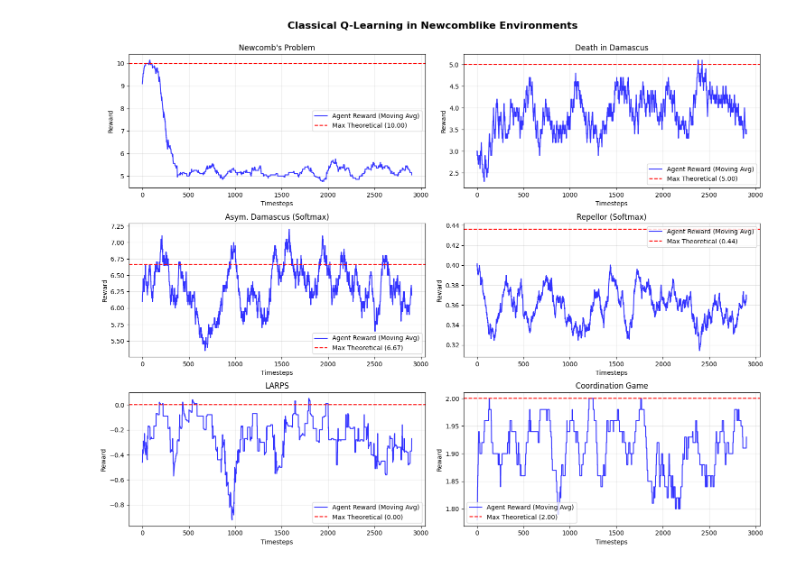
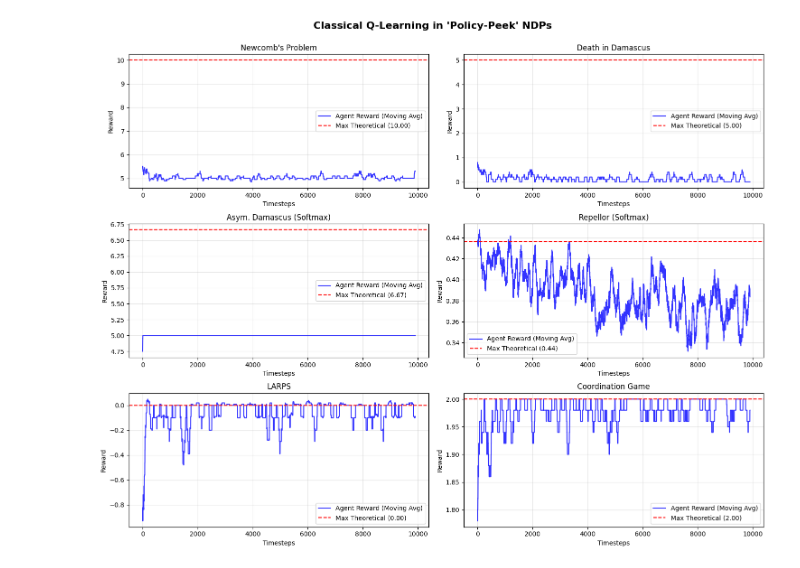
Before and after one commit to emparu/IBRL, a Jupyter notebook: newcomblikeqlearning.ipynb, the cells around one changed output. Drawn from its saved outputs; the diff is of its cells as text; code cells hidden in the pictures.

```diff
--- a/newcomblikeqlearning.ipynb
+++ b/newcomblikeqlearning.ipynb
@@ -6,33 +6,29 @@ from gymnasium import spaces
 import matplotlib.pyplot as plt
 
 # =====================================================================
-# 1. THE BASE NDP ENVIRONMENT
+# 1. THE BASE NDP ENVIRONMENT (POLICY PEEK)
 # =====================================================================
 class NewcomblikeEnv(gym.Env):
-    def __init__(self, num_actions, alpha_pi=0.05):
+    """
+    Pure Newcomblike Decision Process (NDP).
+    The environment is stateless and perfectly reads the agent's policy (pi).
+    """
+    def __init__(self, num_actions):
         super().__init__()
         self.action_space = spaces.Discrete(num_actions)
         self.observation_space = spaces.Discrete(1)
-        self.alpha_pi = alpha_pi
-        self.pi_estimate = np.ones(num_actions) / num_actions
 
     def reset(self, seed=None, options=None):
         super().reset(seed=seed)
-        self.pi_estimate = np.ones(self.action_space.n) / self.action_space.n
         return 0, {}
 
-    def step(self, action):
-        action_vec = np.zeros(self.action_space.n)
-        action_vec[action] = 1.0
-        self.pi_estimate = (1 - self.alpha_pi) * self.pi_estimate + self.alpha_pi * action_vec
-
-        reward = self.sample_reward(action, self.pi_estimate)
-        return 0, reward, False, False, {"pi_estimate": self.pi_estimate.copy()}
+    # NOTE: Signature modified from standard Gym to accept pi directly
+    def step(self, action, pi):
+        # The environment uses the exact pi array provided by the agent
+        reward = self.sample_reward(action, pi)
+        return 0, reward, False, False, {"pi_peeked": pi}
 
     def sample_reward(self, action, pi):
-        raise NotImplementedError
-
-    def expected_reward(self, action, pi):
         raise NotImplementedError
 
 
@@ -43,6 +39,7 @@ class NewcombsProblemEnv(NewcomblikeEnv):
     """Max Expected Reward: 10.0 (One-Boxing)"""
     def __init__(self): super().__init__(2)
     def sample_reward(self, action, pi):
+        # Omega predicts One-Boxing with exactly the probability the agent intends
         predicted_one_box = self.np_random.random() < pi[0]
         if action == 0: return 10.0 if predicted_one_box else 0.0
         else:           return 15.0 if predicted_one_box else 5.0
@@ -69,7 +66,8 @@ class LARPSEnv(NewcomblikeEnv):
         super().__init__(3)
         self.payoffs = np.array([[0, -10, 1], [1, 0, -10], [-10, 1, 0]])
     def sample_reward(self, action, pi):
-        opponent_action = self.np_random.choice(3, p=pi/np.sum(pi))
+        # Opponent plays a mixed strategy exactly matching the agent's pi
+        opponent_action = self.np_random.choice(3, p=pi)
         return float(self.payoffs[action, opponent_action])
 
 class CoordinationEnv(NewcomblikeEnv):
@@ -78,17 +76,17 @@ class CoordinationEnv(NewcomblikeEnv):
         super().__init__(2)
         self.payoffs = np.array([[2, 0], [0, 1]])
     def sample_reward(self, action, pi):
-        opponent_action = self.np_random.choice(2, p=pi/np.sum(pi))
+        opponent_action = self.np_random.choice(2, p=pi)
         return float(self.payoffs[action, opponent_action])
 
 class RepellorEnv(NewcomblikeEnv):
     """Max Expected Reward: ~0.436 (Mixing 1/3, 1/3, 1/3)"""
     def __init__(self): super().__init__(3)
     def sample_reward(self, action, pi):
-        # E[R(a_i, pi)] = pi(a_{i+1}) + 532 * pi(a_i) * [all pi >= 0.25] * Prod(pi - 0.25)
         next_action = (action + 1) % 3
         term1 = pi[next_action]
 
+        # Repellor penalty term (pushes agent away from 1/3, 1/3, 1/3)
         if all(p >= 0.25 for p in pi):
             prod_term = math.prod(p - 0.25 for p in pi)
             term2 = 4 * 133 * pi[action] * prod_term
@@ -96,12 +94,11 @@ class RepellorEnv(NewcomblikeEnv):
             term2 = 0.0
 
         expected_r = term1 + term2
-        # Return expected reward + some noise (the paper notes rewards are stochastic)
         return expected_r + self.np_random.normal(0, 0.1)
 
 
 # =====================================================================
-# 3. BASELINE AGENT
+# 3. BASELINE AGENT (WITH EXPLICIT POLICY CALCULATION)
 # =====================================================================
 class QLearningAgent:
     def __init__(self, num_actions, policy_type='egreedy', alpha=0.1):
@@ -112,20 +109,32 @@ class QLearningAgent:
         self.t = 1
 
     def act(self):
+        pi = np.zeros(self.num_actions)
+
         if self.policy_type == 'egreedy':
-            epsilon = 0.05
-            if np.random.random() < epsilon:
-                return np.random.randint(self.num_actions)
-            return np.argmax(self.Q)
+            epsilon = max(0.01, 0.5 / math.sqrt(self.t)) # Decaying epsilon
+            best_action = np.argmax(self.Q)
+
+            # Calculate the exact epsilon-greedy probabilities
+            pi.fill(epsilon / self.num_actions)
+            pi[best_action] += (1.0 - epsilon)
 
         elif self.policy_type == 'softmax':
-            # Temperature cooling schedule: tau decays slowly
-            tau = max(0.1, 5.0 / (self.t ** 0.3))
+            # Temperature cooling schedule as used in the paper
+            tau = max(0.05, 1.0 / (self.t ** 0.3))
+
             # Numerically stable softmax
             q_shifted = self.Q - np.max(self.Q)
             exp_q = np.exp(q_shifted / tau)
-            probs = exp_q / np.sum(exp_q)
-            return np.random.choice(self.num_actions, p=probs)
+            pi = exp_q / np.sum(exp_q)
+
+        # Fix floating point rounding errors to ensure sum is exactly 1.0
+        pi = pi / np.sum(pi)
+
+        # Sample the physical action based on the calculated pi
+        action = np.random.choice(self.num_actions, p=pi)
+
+        return action, pi
 
     def update(self, action, reward):
         self.Q[action] = (1 - self.alpha) * self.Q[action] + self.alpha * reward
@@ -135,19 +144,23 @@ class QLearningAgent:
 # =====================================================================
 # 4. EXPERIMENT RUNNER & PLOTTER
 # =====================================================================
-def run_experiment(env_class, policy_type, max_reward, steps=3000):
+def run_experiment(env_class, policy_type, max_reward, steps=10000):
     env = env_class()
     agent = QLearningAgent(num_actions=env.action_space.n, policy_type=policy_type)
     env.reset()
 
     rewards = []
     for _ in range(steps):
-        action = agent.act()
-        _, reward, _, _, _ = env.step(action)
+        # 1. Agent decides action AND reveals its internal policy
+        action, pi = agent.act()
+
+        # 2. Environment "peeks" at the policy to determine the reward
+        _, reward, _, _, _ = env.step(action, pi)
+
+        # 3. Agent learns
         agent.update(action, reward)
         rewards.append(reward)
 
-    # Calculate moving average for clean plotting
     window = 100
     moving_avg = np.convolve(rewards, np.ones(window)/window, mode='valid')
     return moving_avg, max_reward
@@ -163,11 +176,10 @@ if __name__ == "__main__":
     ]
 
     fig, axes = plt.subplots(3, 2, figsize=(15, 12))
-    fig.suptitle("Classical Q-Learning in Newcomblike Environments", fontsize=16, fontweight='bold')
+    fig.suptitle("Classical Q-Learning in 'Policy-Peek' NDPs", fontsize=16, fontweight='bold')
     axes = axes.flatten()
 
     for idx, (name, env_class, pol_type, max_r) in enumerate(experiments):
-        print(f"Running {name}...")
         moving_avg, theoretical_max = run_experiment(env_class, pol_type, max_r)
 
         ax = axes[idx]
@@ -186,5 +198,4 @@ if __name__ == "__main__":
     plt.tight_layout()
     plt.subplots_adjust(top=0.92)
     plt.show()
-    print("Done! Check the generated plot window.")
 # %% [output]
@@ -197 +202 @@ Running Coordination Game...
-[figure, old version]
+[figure, new version]
```
Also changed, not shown: parts of 1 cell of this notebook.
